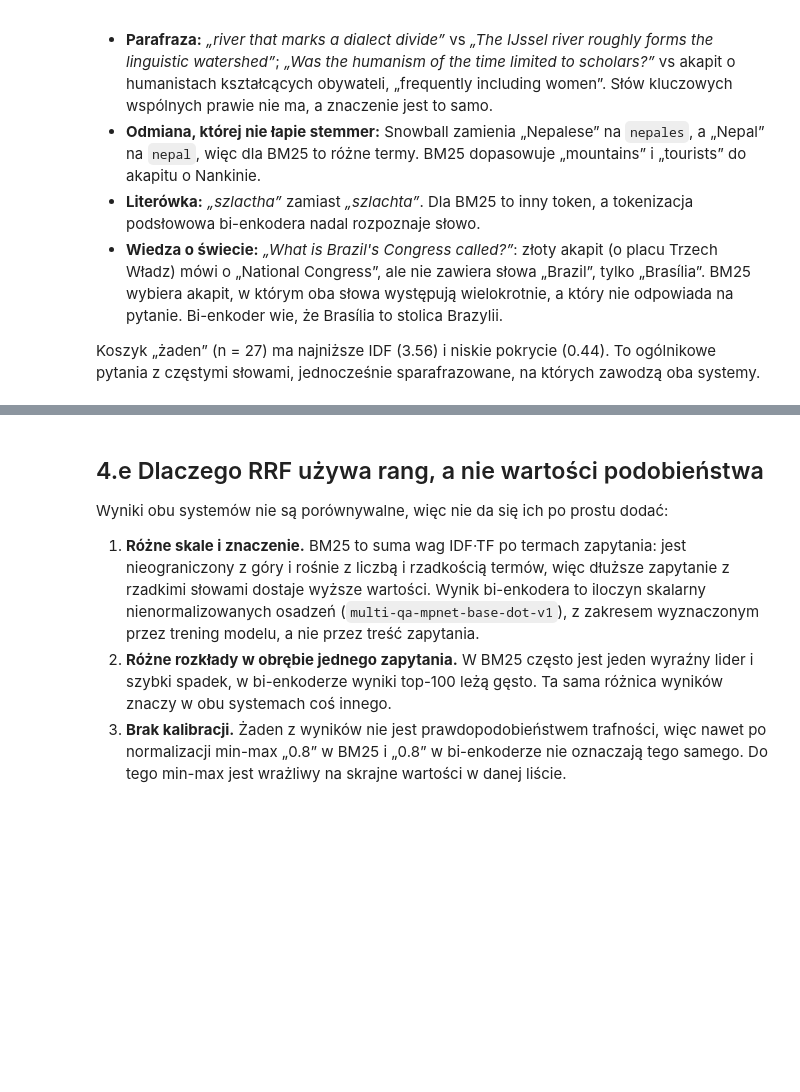
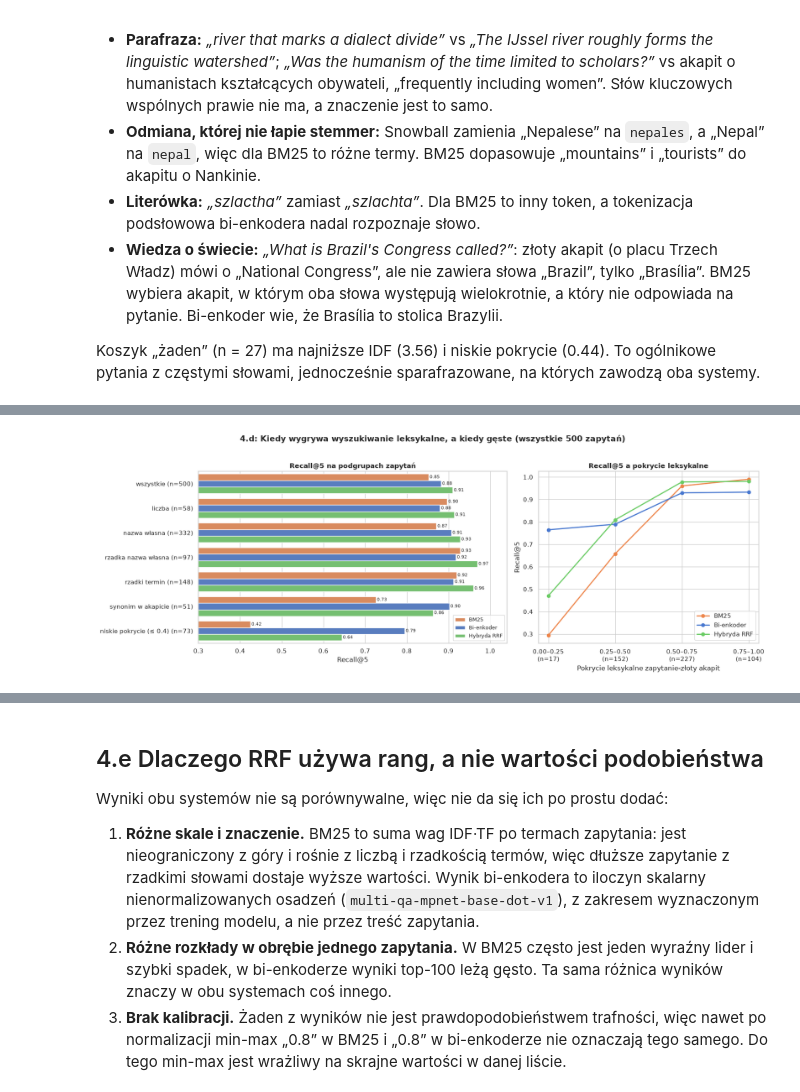
Before and after one commit to Voldziu/NLP, a Jupyter notebook: 03/dominik/dominik.ipynb, the cells around one changed output, grey strips where cells are left out. Cells and saved outputs as stored; diff of their text form; code cells hidden in the pictures; blank space fills up the shorter version.

```diff
--- a/03/dominik/dominik.ipynb
+++ b/03/dominik/dominik.ipynb
@@ -468,0 +484,89 @@ Koszyk „żaden” (n = 27) ma najniższe IDF (3.56) i niskie pokrycie (0.44).
+# %%
+import nltk
+from nltk.corpus import wordnet as wn
+
+nltk.download("wordnet", quiet=True)
+
+raw_tok = lambda texts: bm25s.tokenize(texts, stopwords="en", return_ids=False, show_progress=False)
+
+
+def wordnet_synonym_stems(word):
+    # Stemy synonimów słowa (rzeczowniki/przymiotniki/przysłówki, 3 najczęstsze znaczenia).
+    if df_counts.get(stemmer.stemWord(word), 0) > 1500:
+        return set()
+    synsets = [s for s in wn.synsets(word) if s.pos() in ("n", "a", "s", "r")][:3]
+    return {stemmer.stemWord(l.name().lower()) for s in synsets for l in s.lemmas()
+            if "_" not in l.name() and l.name().lower() != word}
+
+
+synonym_pairs = {}
+subgroups = defaultdict(list)
+for q, words in zip(queries, raw_tok([q["text"] for q in queries])):
+    q_id, text = q["query_id"], q["text"]
+    gold_terms = doc_tokset[qrels[q_id][0]]
+    terms = {stemmer.stemWord(w) for w in words}
+    caps = [w for w in re.findall(r"[A-Za-z][\w'-]*", text)[1:] if w[0].isupper()]
+    coverage = len(terms & gold_terms) / len(terms) if terms else 0.0
+
+    subgroups["wszystkie"].append(q_id)
+    if re.search(r"\d", text):
+        subgroups["liczba"].append(q_id)
+    if caps:
+        subgroups["nazwa własna"].append(q_id)
+    if any(df_counts.get(stemmer.stemWord(w.lower()), 0) <= 10 for w in caps):
+        subgroups["rzadka nazwa własna"].append(q_id)
+    if any(df_counts.get(t, 0) <= 10 for t in terms):
+        subgroups["rzadki termin"].append(q_id)
+    pairs = [(w, sorted(wordnet_synonym_stems(w) & gold_terms)) for w in words if stemmer.stemWord(w) not in gold_terms]
+    pairs = [(w, s) for w, s in pairs if s]
+    if pairs:
+        subgroups["synonim w akapicie"].append(q_id)
+        synonym_pairs[q_id] = pairs
+    if coverage <= 0.4:
+        subgroups["niskie pokrycie (≤ 0.4)"].append(q_id)
+
+GROUP_ORDER = ["wszystkie", "liczba", "nazwa własna", "rzadka nazwa własna", "rzadki termin",
+               "synonim w akapicie", "niskie pokrycie (≤ 0.4)"]
+sub_rows = []
+for g in GROUP_ORDER:
+    sub_qrels = {q: qrels[q] for q in subgroups[g]}
+    for name in ["BM25", "Bi-enkoder", "Hybryda RRF"]:
+        m = evaluate_rankings(SYS3[name], sub_qrels, k=TOP_K)
+        sub_rows.append({"podgrupa": f"{g} (n={len(sub_qrels)})", "System": name, **m})
+df_sub = pd.DataFrame(sub_rows)
+
+# Recall@5 w funkcji pokrycia leksykalnego (przedziały).
+cov_bins = pd.cut(df_feat["pokrycie leksykalne"], bins=[0, 0.25, 0.5, 0.75, 1.0], include_lowest=True)
+cov_rows = []
+for interval, ids in df_feat.groupby(cov_bins, observed=True)["query_id"]:
+    sub_qrels = {q: qrels[q] for q in ids}
+    label = f"{max(interval.left, 0):.2f}–{interval.right:.2f}\n(n={len(ids)})"
+    for name in ["BM25", "Bi-enkoder", "Hybryda RRF"]:
+        cov_rows.append({"pokrycie": label, "System": name, **evaluate_rankings(SYS3[name], sub_qrels, k=TOP_K)})
+df_cov = pd.DataFrame(cov_rows)
+
+fig, axes = plt.subplots(1, 2, figsize=(17, 6), gridspec_kw={"width_ratios": [1.4, 1]})
+sns.barplot(data=df_sub, y="podgrupa", x=METRICS[0], hue="System", palette=COLORS, ax=axes[0])
+for container in axes[0].containers:
+    axes[0].bar_label(container, fmt="%.2f", fontsize=8, padding=2)
+axes[0].set_xlim(0.3, 1.04)
+axes[0].set_ylabel("")
+axes[0].set_title("Recall@5 na podgrupach zapytań", fontweight="bold")
+axes[0].legend(loc="lower right", fontsize=9)
+
+for name in ["BM25", "Bi-enkoder", "Hybryda RRF"]:
+    sub = df_cov[df_cov["System"] == name]
+    axes[1].plot(sub["pokrycie"], sub[METRICS[0]], marker="o", lw=2, color=COLORS[name], label=name)
+axes[1].set_xlabel("Pokrycie leksykalne zapytanie-złoty akapit")
+axes[1].set_ylabel(METRICS[0])
+axes[1].set_title("Recall@5 a pokrycie leksykalne", fontweight="bold")
+axes[1].legend(loc="lower right")
+fig.suptitle("4.d: Kiedy wygrywa wyszukiwanie leksykalne, a kiedy gęste (wszystkie 500 zapytań)", fontweight="bold", y=1.02)
+fig.tight_layout()
+save_fig(fig, "4d_podgrupy")
+plt.show()
+
+display(df_sub.pivot(index="podgrupa", columns="System", values=METRICS[0])
+        .reindex([r for r in dict.fromkeys(df_sub["podgrupa"])])[["BM25", "Bi-enkoder", "Hybryda RRF"]].round(3))
+# %% [output]
+[figure, added]
```
Also changed, not shown: parts of 19 cells of this notebook, 9 other files.
